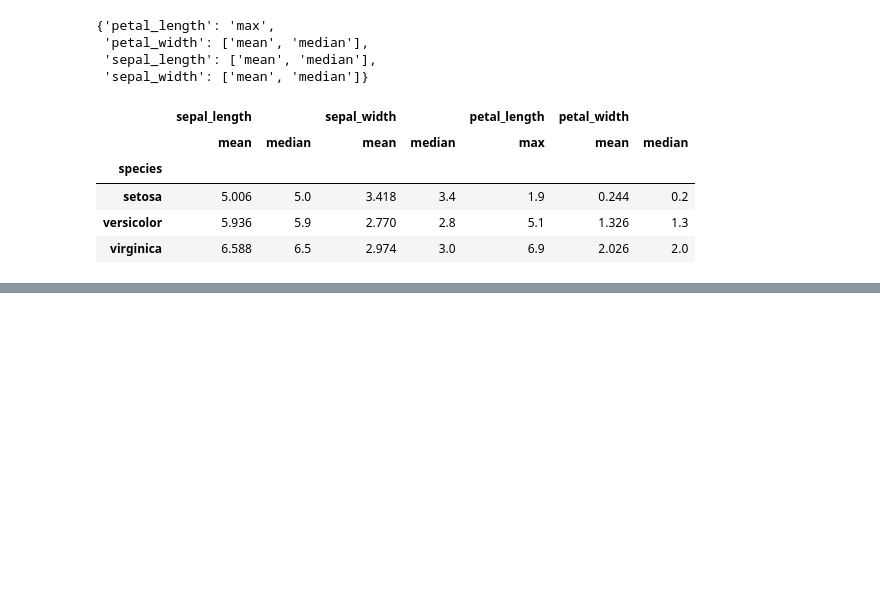
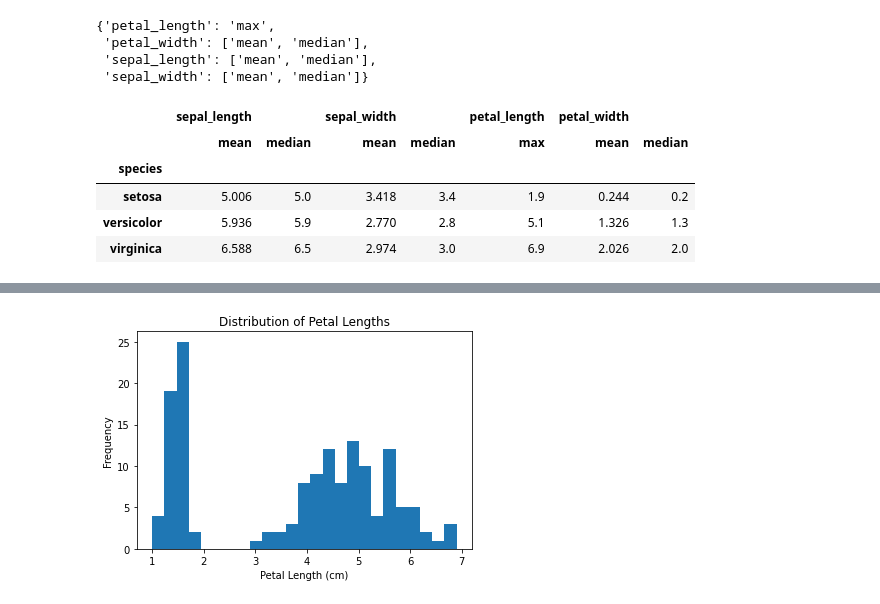
Before and after one commit to MamaMoh/Role_based_login_system, a Jupyter notebook: datacleaning.ipynb, the cells around one changed output, grey strips where cells are left out. Cells and saved outputs as stored; diff of their text form; code cells hidden in the pictures; blank space fills up the shorter version.

```diff
--- a/datacleaning.ipynb
+++ b/datacleaning.ipynb
@@ -167,0 +185,11 @@ data.groupby('species').agg(agg_dict)
+# %%
+### BEGIN SOLUTION
+# Using Matplotlib's plotting functionality
+ax = plt.axes()
+ax.hist(data.petal_length, bins=25);
+
+ax.set(xlabel='Petal Length (cm)',
+       ylabel='Frequency',
+       title='Distribution of Petal Lengths');
+# %% [output]
+[figure, added]
```
Also changed, not shown: parts of 9 cells of this notebook.
